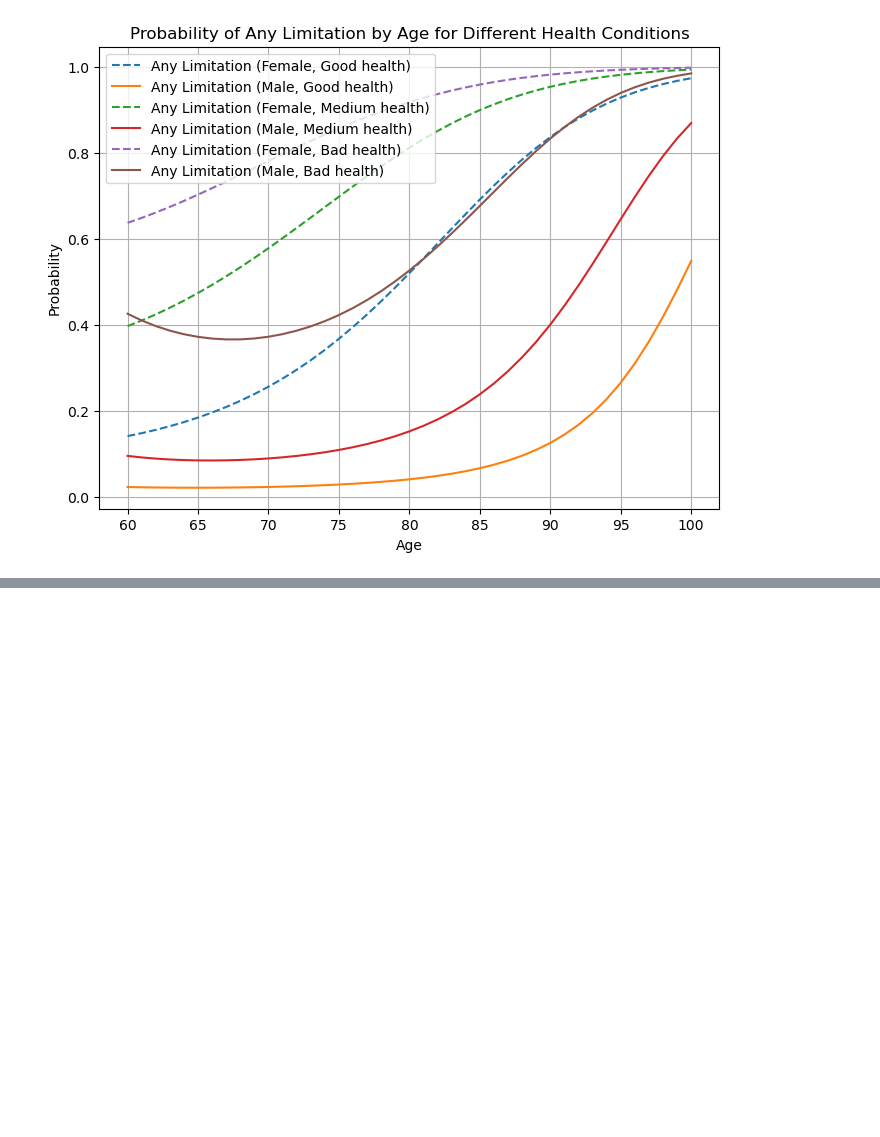
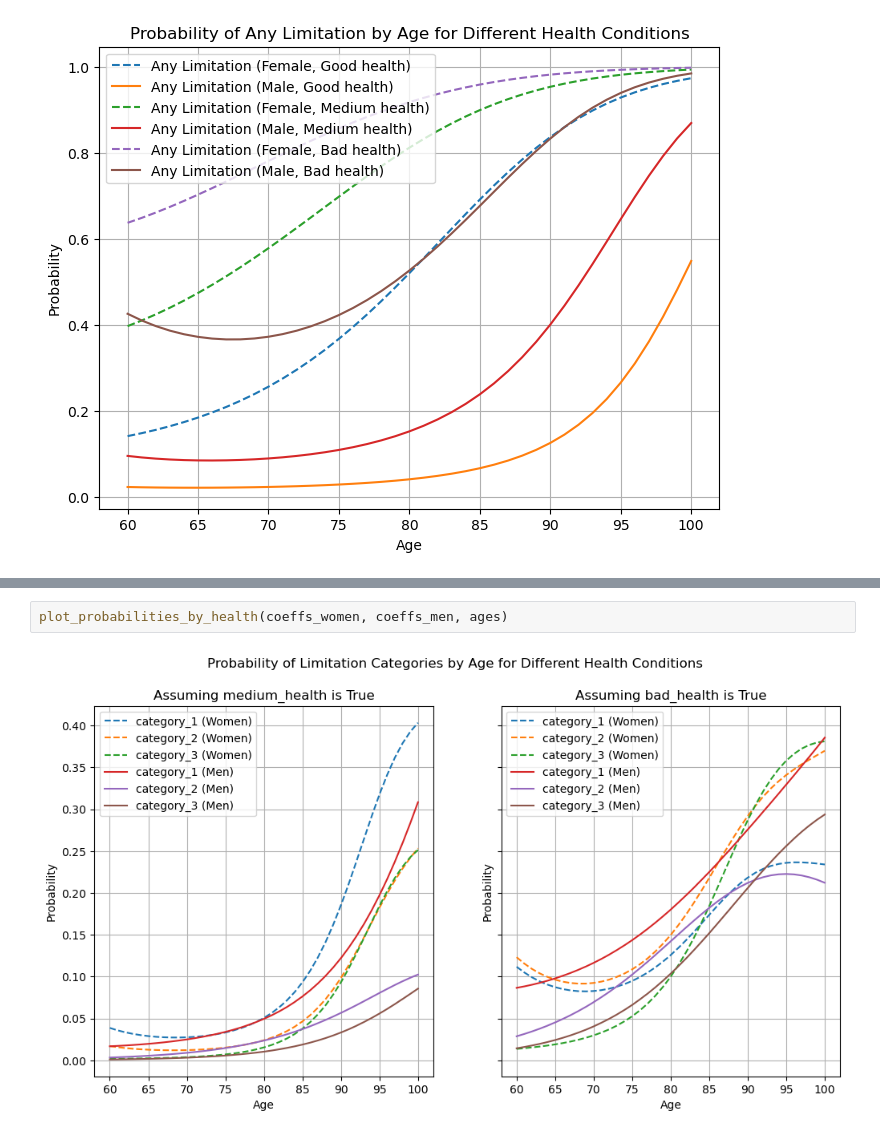
Before and after one commit to segsell/caregiving, a Jupyter notebook: src/sandbox/limitations_with_adl.ipynb, the cells around one changed output, grey strips where cells are left out. Drawn from its saved outputs; the diff is of its cells as text; blank space fills up the shorter version.

```diff
--- a/src/sandbox/limitations_with_adl.ipynb
+++ b/src/sandbox/limitations_with_adl.ipynb
@@ -139,0 +217,4 @@ plot_any_limitation_probability(coeffs_female, coeffs_male, ages)
+# %%
+plot_probabilities_by_health(coeffs_women, coeffs_men, ages)
+# %% [output]
+[figure, added]
```
Also changed, not shown: parts of 5 cells of this notebook, 2 other files.
